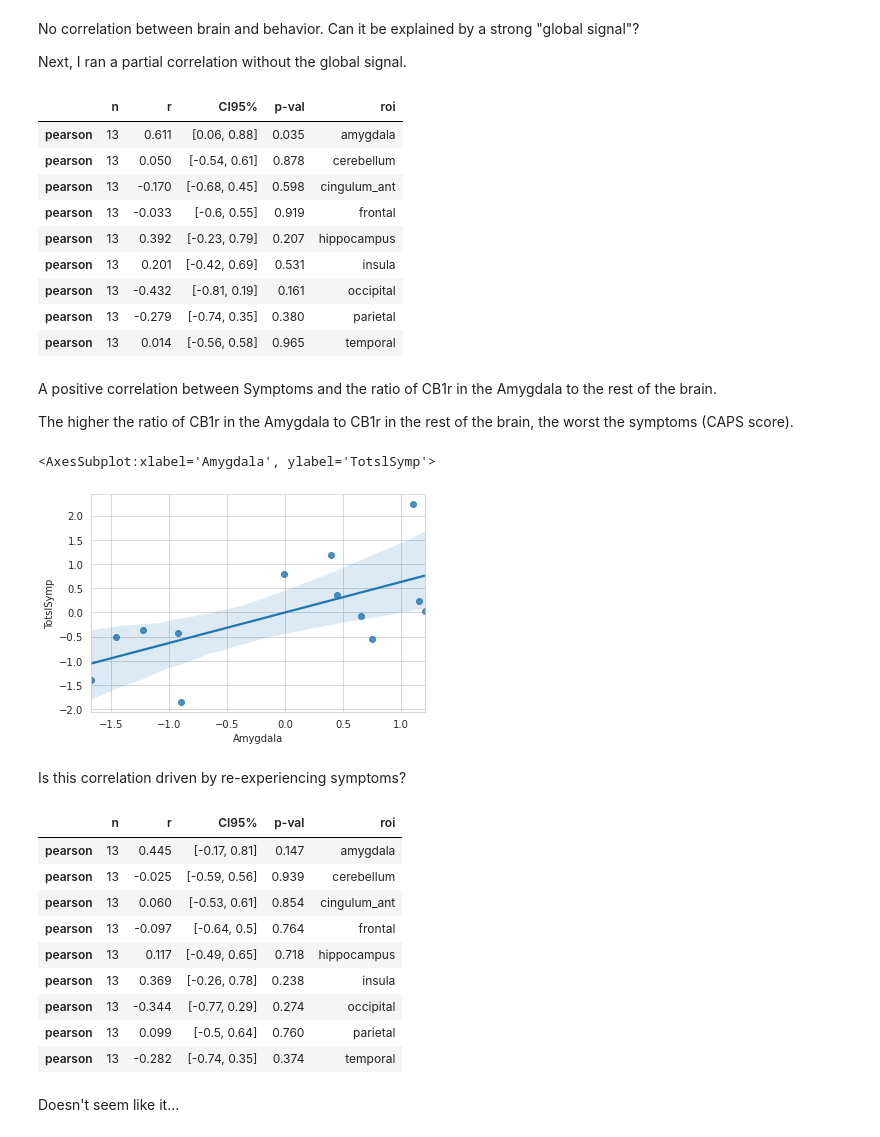
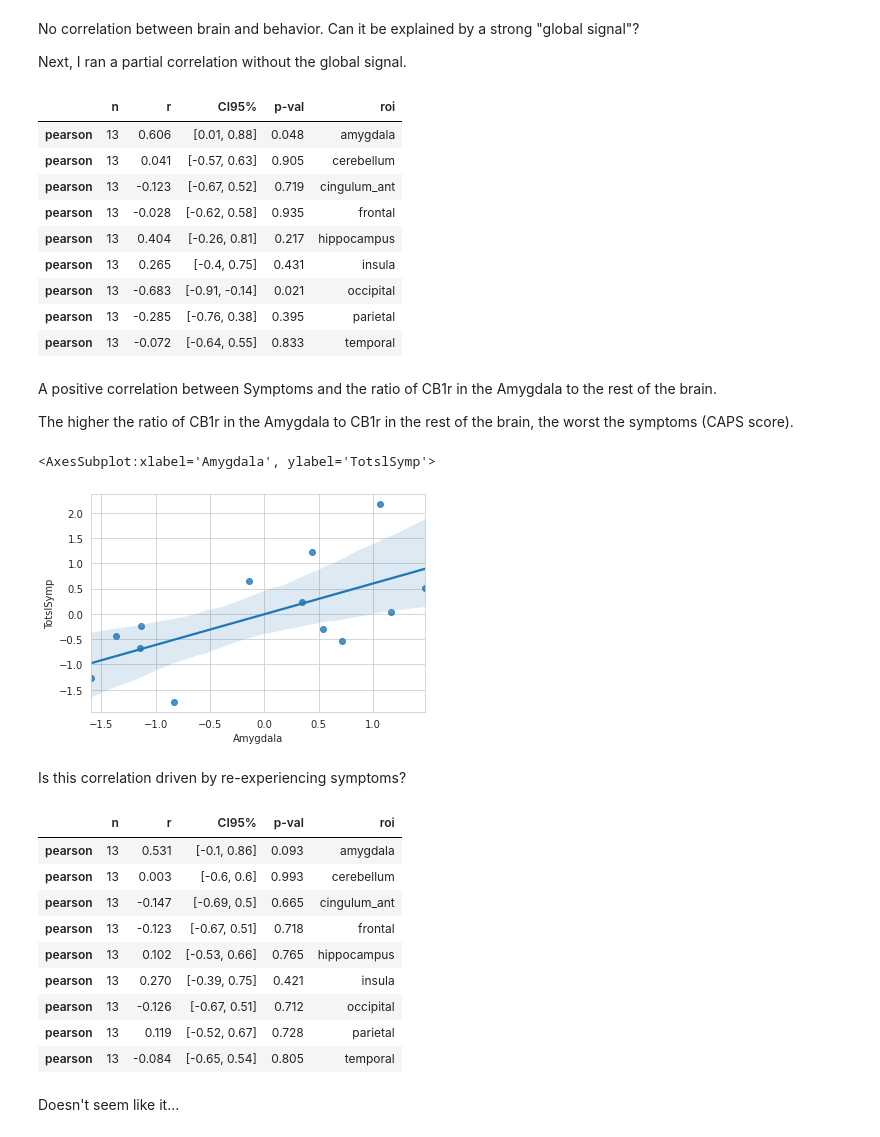
Before and after one commit to KoremNSN/CB1rPTSD, a Jupyter notebook: HC_PTSD_amygdala.ipynb, the cells around one changed output. Saved outputs shown, nothing was run; the diff lists cells and outputs as text; code cells hidden in the pictures.

```diff
--- a/HC_PTSD_amygdala.ipynb
+++ b/HC_PTSD_amygdala.ipynb
@@ -385,6 +385,8 @@ They are all correlated.
 
 Let's move to correlation between Vt and PTSD symptoms.
 # %%
+PTSD['sex'] = PTSD['gender'].map({'m':1, 'f':0})
+
 cor = pd.DataFrame()
 for roi in ROIs:
     rcor = pg.corr(PTSD.Total, PTSD[roi])
@@ -412,7 +414,7 @@ pcor = pd.DataFrame()
 PTSD['glob_sig'] = PTSD[['amygdala', 'caudate', 'cerebellum', 'cingulum_ant', 'cingulum_post', 'frontal', 'hippocampus', 'insula', 'occipital', 'parietal', 'putamen', 'temporal', 'thalamus']].mean(axis = 1)
 for roi in ROIs:
     try:
-        rcor = pg.partial_corr(data=PTSD, x='Total', y=roi, covar='glob_sig').round(3)
+        rcor = pg.partial_corr(data=PTSD, x='Total', y=roi, covar=['glob_sig', 'age']).round(3)
         rcor['roi'] = roi
         pcor = pcor.append(rcor)
     except:
@@ -420,49 +422,49 @@ for roi in ROIs:
 pcor
 # %% [output]
 |  | n | r | CI95% | p-val | roi |
-| pearson | 13 | 0.611 | [0.06, 0.88] | 0.035 | amygdala |
-| pearson | 13 | 0.050 | [-0.54, 0.61] | 0.878 | cerebellum |
-| pearson | 13 | -0.170 | [-0.68, 0.45] | 0.598 | cingulum_ant |
-| pearson | 13 | -0.033 | [-0.6, 0.55] | 0.919 | frontal |
-| pearson | 13 | 0.392 | [-0.23, 0.79] | 0.207 | hippocampus |
-| pearson | 13 | 0.201 | [-0.42, 0.69] | 0.531 | insula |
-| pearson | 13 | -0.432 | [-0.81, 0.19] | 0.161 | occipital |
-| pearson | 13 | -0.279 | [-0.74, 0.35] | 0.380 | parietal |
-| pearson | 13 | 0.014 | [-0.56, 0.58] | 0.965 | temporal |
+| pearson | 13 | 0.606 | [0.01, 0.88] | 0.048 | amygdala |
+| pearson | 13 | 0.041 | [-0.57, 0.63] | 0.905 | cerebellum |
+| pearson | 13 | -0.123 | [-0.67, 0.52] | 0.719 | cingulum_ant |
+| pearson | 13 | -0.028 | [-0.62, 0.58] | 0.935 | frontal |
+| pearson | 13 | 0.404 | [-0.26, 0.81] | 0.217 | hippocampus |
+| pearson | 13 | 0.265 | [-0.4, 0.75] | 0.431 | insula |
+| pearson | 13 | -0.683 | [-0.91, -0.14] | 0.021 | occipital |
+| pearson | 13 | -0.285 | [-0.76, 0.38] | 0.395 | parietal |
+| pearson | 13 | -0.072 | [-0.64, 0.55] | 0.833 | temporal |
 # %% [markdown]
 
 A positive correlation between Symptoms and the ratio of CB1r in the Amygdala to the rest of the brain.
 
 The higher the ratio of CB1r in the Amygdala to CB1r in the rest of the brain, the worst the symptoms (CAPS score).
 # %%
-X = PTSD[['glob_sig']]   # independent variables
+X = PTSD[['glob_sig', 'age']]   # independent variables
 y = PTSD['amygdala']   # dependent variables
 
 # to get intercept -- this is optional
 X = sm.add_constant(X)
 
 # fit the regression model
 model = sm.OLS(y, X).fit()
 influence = model.get_influence()
 
 PTSD['Amygdala'] = influence.resid_studentized_internal
 
-X = PTSD[[ 'glob_sig']]   # independent variables
+X = PTSD[[ 'glob_sig', 'age']]   # independent variables
 y = PTSD['Total']   # dependent variables
 
 # to get intercept -- this is optional
 X = sm.add_constant(X)
 
 # fit the regression model
 model = sm.OLS(y, X).fit()
 influence = model.get_influence()
 
 PTSD['TotslSymp'] = influence.resid_studentized_internal
 
 sns.regplot(x = 'Amygdala', y = 'TotslSymp', data = PTSD)
 # %% [output]
 <AxesSubplot:xlabel='Amygdala', ylabel='TotslSymp'>
-[figure, old version]
+[figure, new version]
 # %% [markdown]
 
 Is this correlation driven by re-experiencing symptoms?
@@ -471,7 +473,7 @@ Bpcor = pd.DataFrame()
 PTSD['glob_sig'] = PTSD[['amygdala', 'caudate', 'cerebellum', 'cingulum_ant', 'cingulum_post', 'frontal', 'hippocampus', 'insula', 'occipital', 'parietal', 'putamen', 'temporal', 'thalamus']].mean(axis = 1)
 for roi in ROIs:
     try:
-        rcor = pg.partial_corr(data=PTSD, x='B', y=roi, covar='glob_sig').round(3)
+        rcor = pg.partial_corr(data=PTSD, x='B', y=roi, covar=['glob_sig','age']).round(3)
         rcor['roi'] = roi
         Bpcor = Bpcor.append(rcor)
     except:
@@ -479,14 +481,14 @@ for roi in ROIs:
 Bpcor
 # %% [output]
 |  | n | r | CI95% | p-val | roi |
-| pearson | 13 | 0.445 | [-0.17, 0.81] | 0.147 | amygdala |
-| pearson | 13 | -0.025 | [-0.59, 0.56] | 0.939 | cerebellum |
-| pearson | 13 | 0.060 | [-0.53, 0.61] | 0.854 | cingulum_ant |
-| pearson | 13 | -0.097 | [-0.64, 0.5] | 0.764 | frontal |
-| pearson | 13 | 0.117 | [-0.49, 0.65] | 0.718 | hippocampus |
-| pearson | 13 | 0.369 | [-0.26, 0.78] | 0.238 | insula |
-| pearson | 13 | -0.344 | [-0.77, 0.29] | 0.274 | occipital |
-| pearson | 13 | 0.099 | [-0.5, 0.64] | 0.760 | parietal |
-| pearson | 13 | -0.282 | [-0.74, 0.35] | 0.374 | temporal |
+| pearson | 13 | 0.531 | [-0.1, 0.86] | 0.093 | amygdala |
+| pearson | 13 | 0.003 | [-0.6, 0.6] | 0.993 | cerebellum |
+| pearson | 13 | -0.147 | [-0.69, 0.5] | 0.665 | cingulum_ant |
+| pearson | 13 | -0.123 | [-0.67, 0.51] | 0.718 | frontal |
+| pearson | 13 | 0.102 | [-0.53, 0.66] | 0.765 | hippocampus |
+| pearson | 13 | 0.270 | [-0.39, 0.75] | 0.421 | insula |
+| pearson | 13 | -0.126 | [-0.67, 0.51] | 0.712 | occipital |
+| pearson | 13 | 0.119 | [-0.52, 0.67] | 0.728 | parietal |
+| pearson | 13 | -0.084 | [-0.65, 0.54] | 0.805 | temporal |
 # %% [markdown]
 Doesn't seem like it...
```
